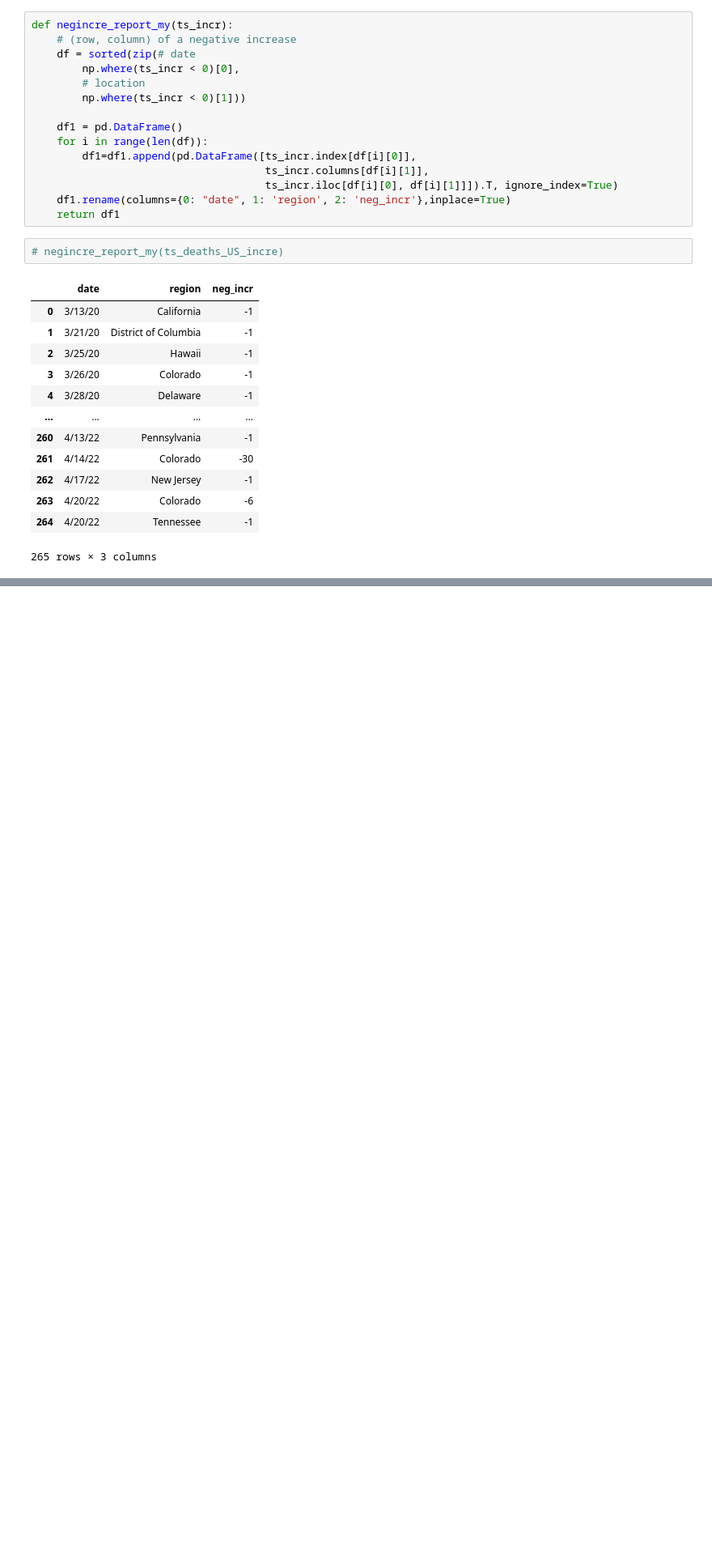
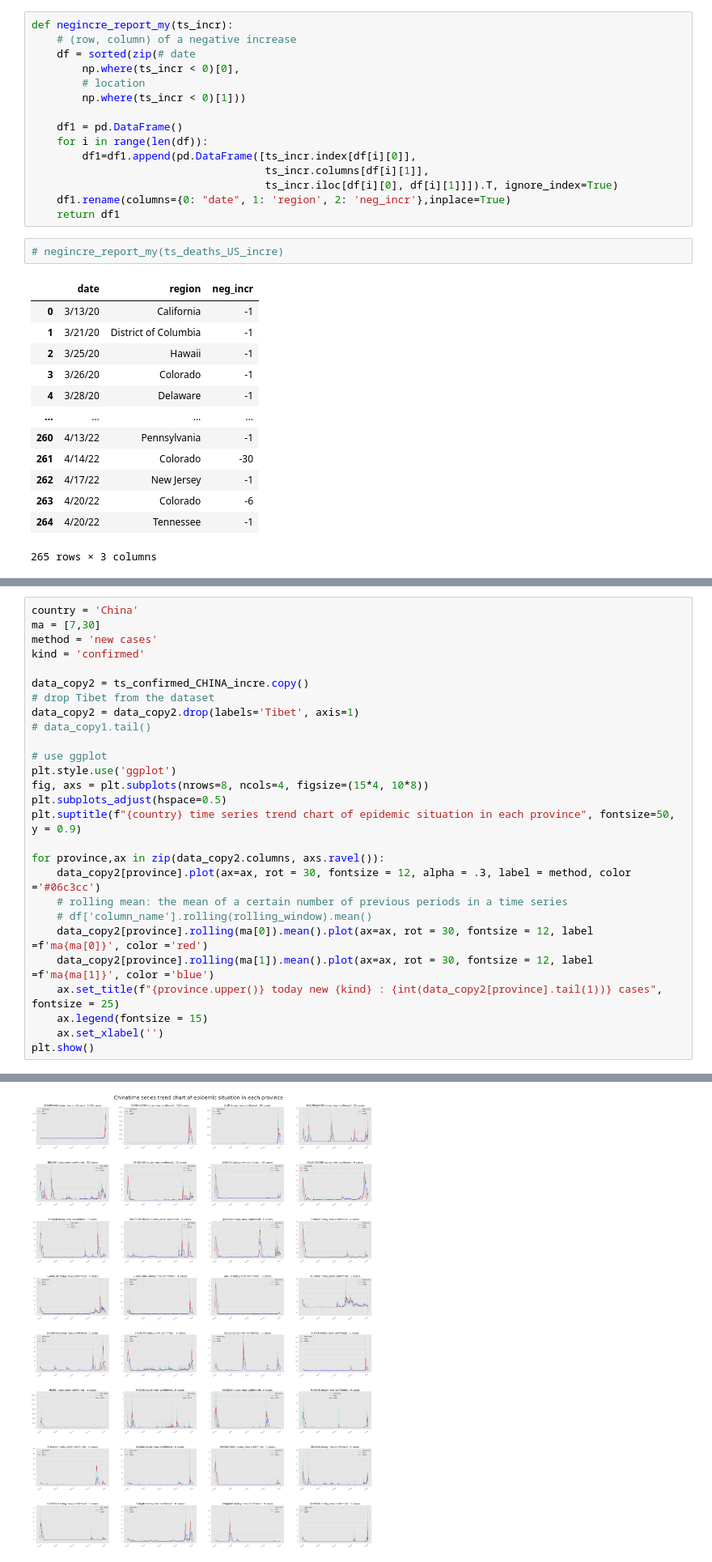
Before and after one commit to yifanWangCoding/covid_proj, a Jupyter notebook: process&analysis.ipynb, the cells around one changed output, grey strips where cells are left out. Shown at 81% size. Cells and saved outputs as stored; diff of their text form; blank space fills up the shorter version.

Commit message:
3 plots update

```diff
--- a/process&analysis.ipynb
+++ b/process&analysis.ipynb
@@ -211,0 +214,28 @@ def negincre_report_my(ts_incr):
+# %%
+country = 'China'
+ma = [7,30]
+method = 'new cases'
+kind = 'confirmed'
+
+data_copy2 = ts_confirmed_CHINA_incre.copy()
+# drop Tibet from the dataset
+data_copy2 = data_copy2.drop(labels='Tibet', axis=1)
+# data_copy1.tail()
+
+# use ggplot
+plt.style.use('ggplot')
+fig, axs = plt.subplots(nrows=8, ncols=4, figsize=(15*4, 10*8))
+plt.subplots_adjust(hspace=0.5)
+plt.suptitle(f"{country} time series trend chart of epidemic situation in each province", fontsize=50, y = 0.9)
+
+for province,ax in zip(data_copy2.columns, axs.ravel()):
+    data_copy2[province].plot(ax=ax, rot = 30, fontsize = 12, alpha = .3, label = method, color ='#06c3cc')
+    # rolling mean: the mean of a certain number of previous periods in a time series
+    # df['column_name'].rolling(rolling_window).mean()
+    data_copy2[province].rolling(ma[0]).mean().plot(ax=ax, rot = 30, fontsize = 12, label =f'ma{ma[0]}', color ='red')
+    data_copy2[province].rolling(ma[1]).mean().plot(ax=ax, rot = 30, fontsize = 12, label =f'ma{ma[1]}', color ='blue')
+    ax.set_title(f"{province.upper()} today new {kind} : {int(data_copy2[province].tail(1))} cases", fontsize = 25)
+    ax.legend(fontsize = 15)
+    ax.set_xlabel('')
+plt.show()
+# %% [output]
@@ -211,0 +259 @@ def negincre_report_my(ts_incr):
+[figure, added]
```
Also changed, not shown: parts of 4 cells of this notebook.
